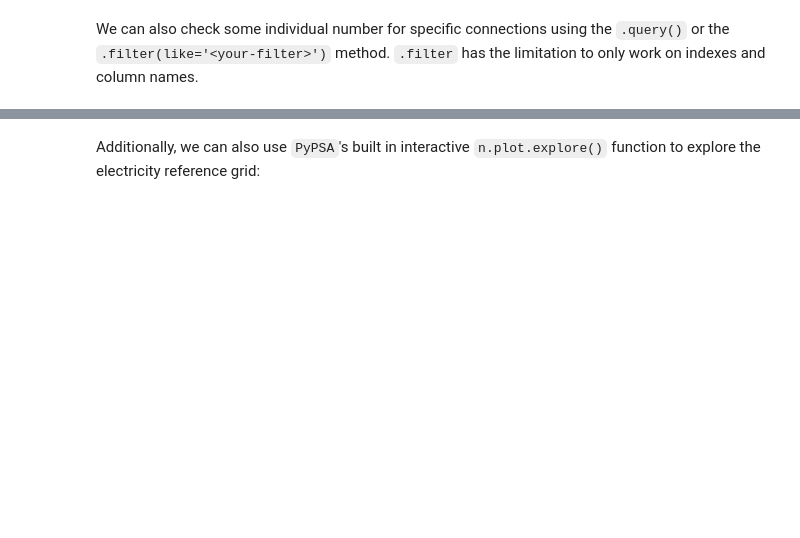
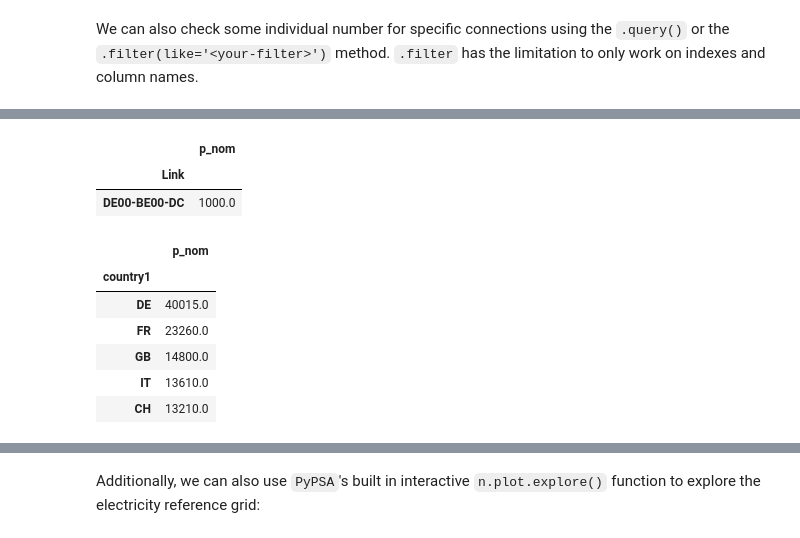
Before and after one commit to open-energy-transition/open-tyndp-workshops, a Jupyter notebook: open-tyndp-workshops/20250409-workshop-pypsa-01.ipynb, the cells around one changed output, grey strips where cells are left out. Cells and saved outputs as stored; diff of their text form; code cells hidden in the pictures; blank space fills up the shorter version.

```diff
--- a/open-tyndp-workshops/20250409-workshop-pypsa-01.ipynb
+++ b/open-tyndp-workshops/20250409-workshop-pypsa-01.ipynb
@@ -434,0 +812,31 @@ print(reference_grid_elec.filter(like="DE00-BE00", axis=0).p_nom)
+# %%
+# Solution a)
+(
+    reference_grid_elec
+    .query("Link.str.contains('DE00-BE00')")
+    [["p_nom"]] # in MW
+)
+# %% [output]
+|  | p_nom |
+| Link |  |
+| DE00-BE00-DC | 1000.0 |
+# %%
+# Solution b)
+import_caps = (
+    reference_grid_elec
+    .assign(country0=lambda x: x.bus0.str[:2], country1=lambda x: x.bus1.str[:2])
+    .query("country0 != country1")
+    .groupby("country1")
+    .sum()
+    [["p_nom"]]
+    .sort_values(by="p_nom", ascending=False)
+)
+import_caps.head()
+# %% [output]
+|  | p_nom |
+| country1 |  |
+| DE | 40015.0 |
+| FR | 23260.0 |
+| GB | 14800.0 |
+| IT | 13610.0 |
+| CH | 13210.0 |
```
Also changed, not shown: parts of 81 cells of this notebook.
